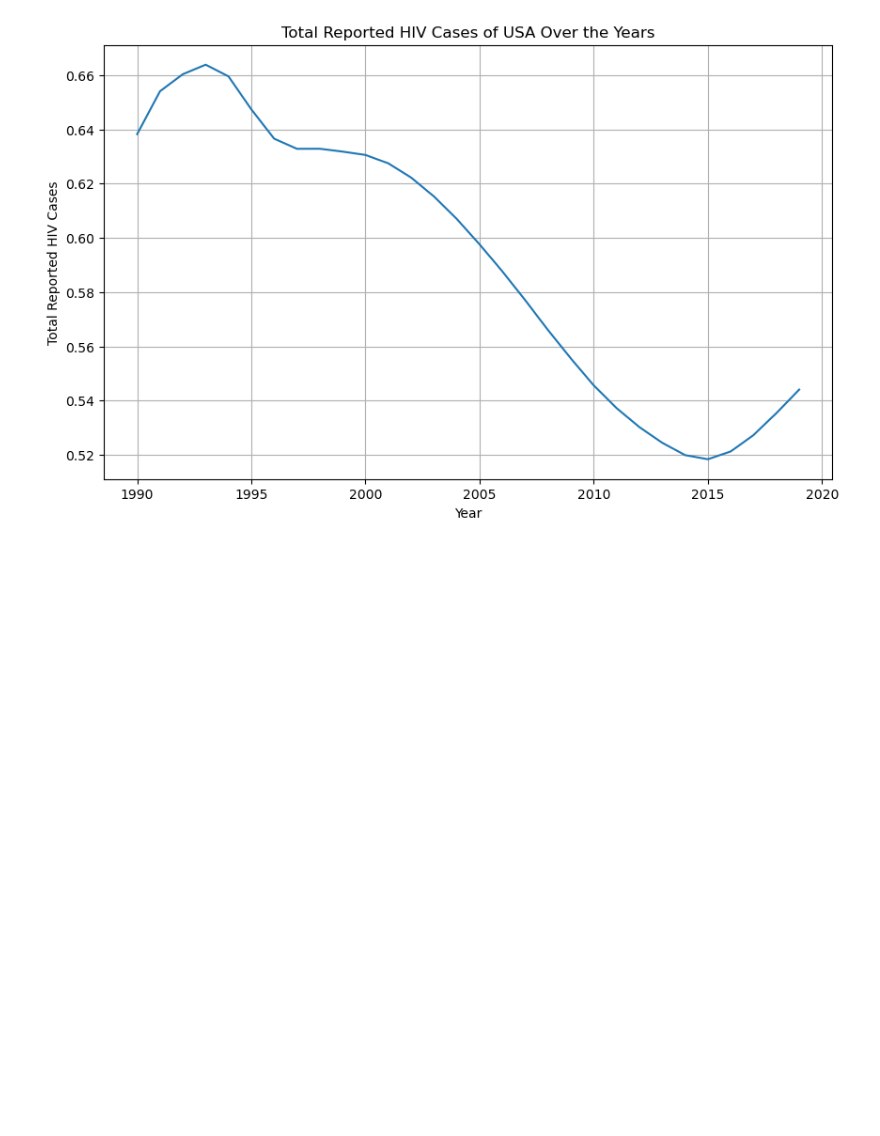
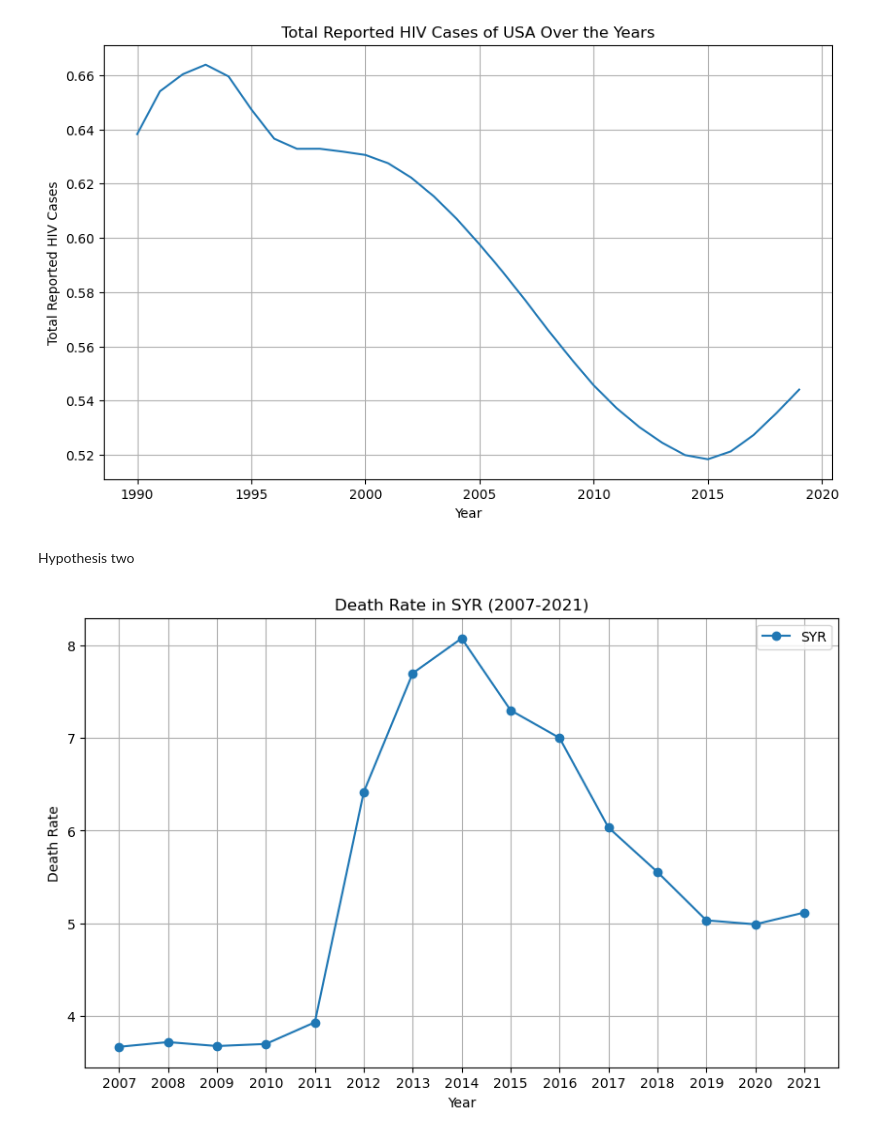
Before and after one commit to Huahuahaha/2023Fall_Projects, a Jupyter notebook: Hypothesis Report.ipynb, the cells around one changed output. Cells and saved outputs as stored; diff of their text form; code cells hidden in the pictures; blank space fills up the shorter version.

```diff
--- a/Hypothesis Report.ipynb
+++ b/Hypothesis Report.ipynb
@@ -3,3 +3,10 @@ import pandas as pd
 import main_functions as functions
 import importlib
 import matplotlib.pyplot as plt
+# %%
+importlib.reload(functions)
+fr_data = pd.read_csv('Data/Fertility rates.csv', skiprows=4)
+dr_data = pd.read_csv('Data/Death rates.csv', skiprows=4)
+covid_data = pd.read_csv('Data/WHO-COVID-19-global-data.csv')
+polio_data = pd.read_csv('Data/the-number-of-reported-paralytic-polio-cases.csv')
+hiv_data = pd.read_csv('Data/share-of-population-infected-with-hiv-ihme.csv')
@@ -44,3 +68,11 @@ plt.grid(True)
 plt.show()
 # %% [output]
 [figure]
+# %% [markdown]
+Hypothesis two
+# %%
+syrian_dt = functions.ext_sel_da(dr_data, 'SYR', 2007, 2021)
+# %%
+functions.plot_dt_draw(syrian_dt, 'SYR', 1)
+# %% [output]
+[figure, added]
```
Also changed, not shown: parts of 6 cells of this notebook, 3 other files.
